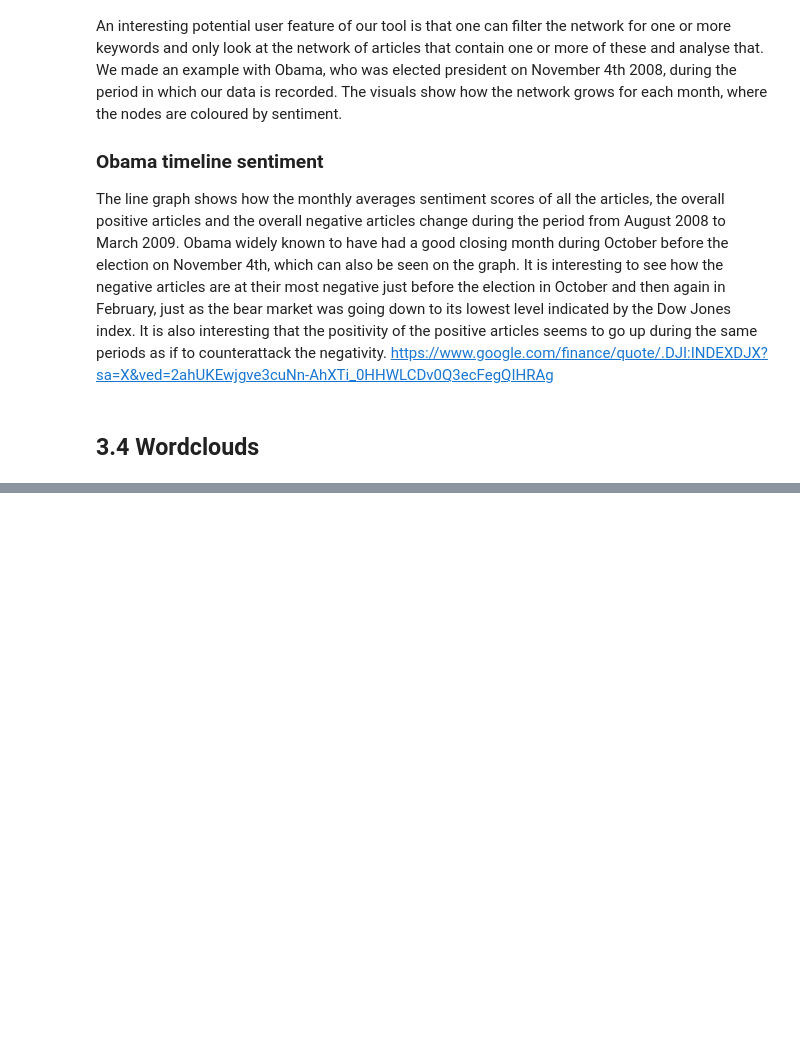
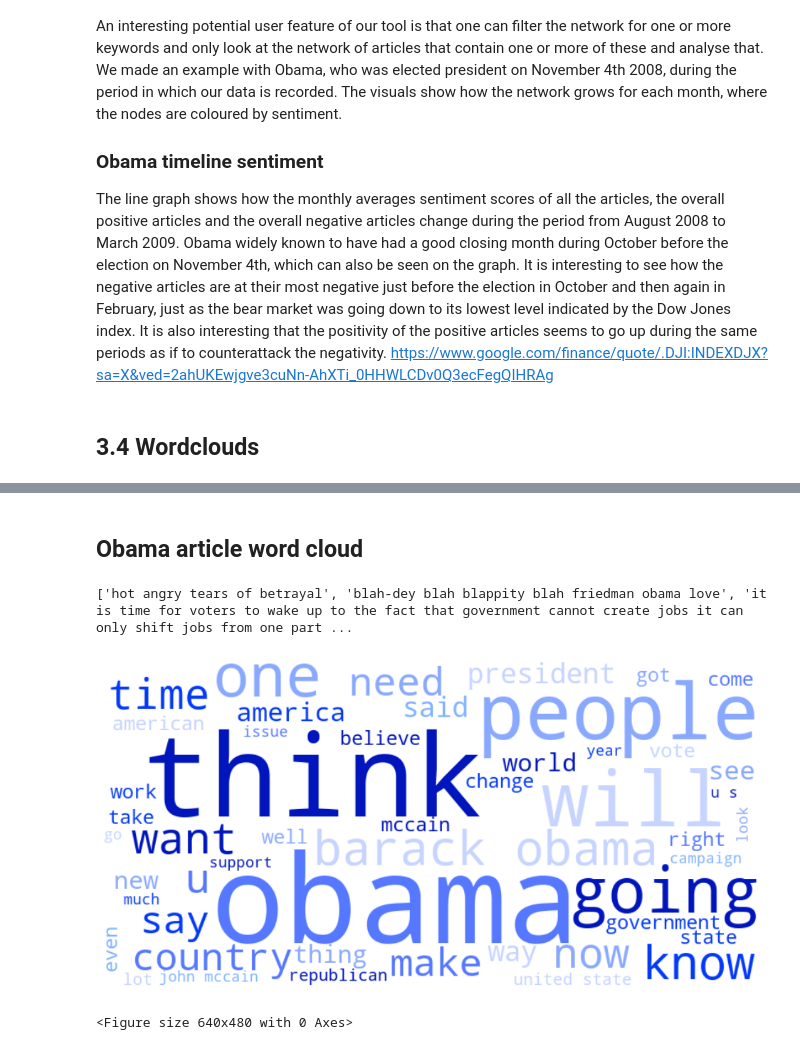
Before and after one commit to Morell1123/FinalProjectAssignment, a Jupyter notebook: Explainer_Notebook.ipynb, the cells around one changed output, grey strips where cells are left out. Drawn from its saved outputs; the diff is of its cells as text; code cells hidden in the pictures; blank space fills up the shorter version.

Commit message:
Added NLP part

```diff
--- a/Explainer_Notebook.ipynb
+++ b/Explainer_Notebook.ipynb
@@ -487,0 +507,40 @@ https://www.google.com/finance/quote/.DJI:INDEXDJX?sa=X&ved=2ahUKEwjgve3cuNn-AhX
+# %% [markdown]
+## Obama article word cloud
+# %%
+# Import necessary packages
+import pickle
+import networkx as nx
+from wordcloud import WordCloud, STOPWORDS
+import matplotlib.pyplot as plt
+import numpy as np
+import matplotlib.colors as mcolors
+import matplotlib as mpl
+
+#load Obama graph
+with open(f"obama_and_largest_conn_components/Obama.pickle", "rb") as file:
+    G = pickle.load(file)
+
+# Get all "key phrases" node attribute values
+key_phrases_obama = nx.get_node_attributes(G, 'key_phrases').values()
+key_phrases_obama = list(set([phrase for phrases in key_phrases_obama for phrase in phrases]))
+print(key_phrases_obama[:10])
+
+flattened_string_obama = ' '.join(key_phrases_obama)
+
+colors = ['#0015bc', '#0339f8', '#5578ff', '#89a9ff', '#c6d4ff', '#80b3ff']
+cmap = mcolors.ListedColormap(colors)
+
+# Generate word cloud
+wordcloud = WordCloud(width=800, height=400, max_words=50, background_color='white', stopwords=STOPWORDS,
+                      min_font_size=10, max_font_size=150, colormap= cmap).generate(flattened_string_obama)
+
+# Display the word cloud
+plt.figure(figsize=(12, 6))
+plt.imshow(wordcloud, interpolation='bilinear')
+plt.axis("off")
+plt.show()
+plt.savefig("visuals_for_website/obama_wordcloud.png", dpi=400)
+# %% [output]
+['hot angry tears of betrayal', 'blah-dey blah blappity blah friedman obama love', 'it is time for voters to wake up to the fact that government cannot create jobs it can only shift jobs from one part ...
+[figure, added]
+<Figure size 640x480 with 0 Axes>
```
Also changed, not shown: parts of 4 cells of this notebook, 1 other file.
